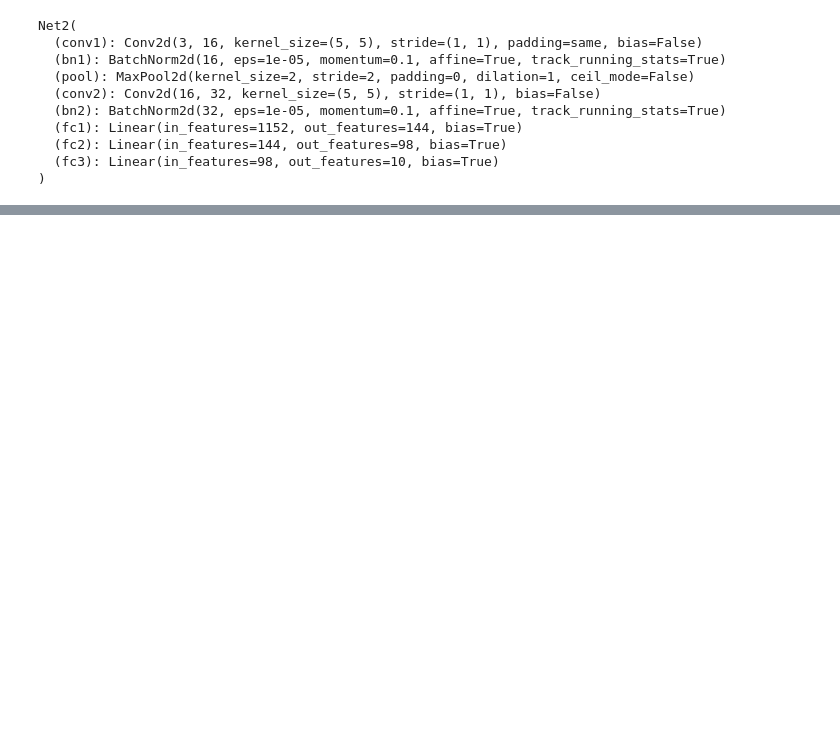
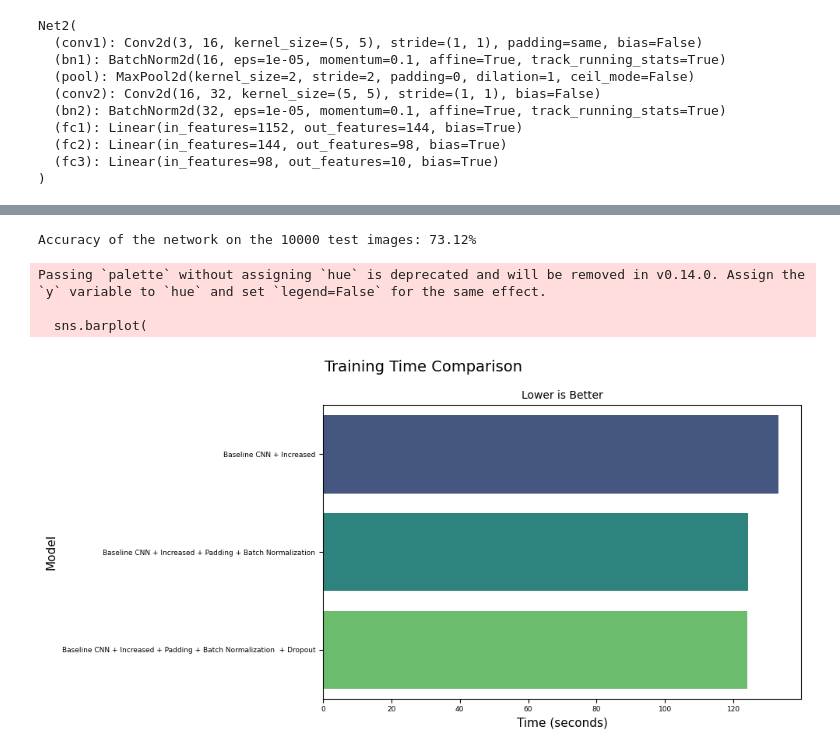
Before and after one commit to AhmedElshazlyAE/CNN-Image-Classifier, a Jupyter notebook: improved-basline-cnn.ipynb, the cells around one changed output, grey strips where cells are left out. Drawn from its saved outputs; the diff is of its cells as text; code cells hidden in the pictures; blank space fills up the shorter version.

Commit message:
Added a new network with dropout

```diff
--- a/improved-basline-cnn.ipynb
+++ b/improved-basline-cnn.ipynb
@@ -343,0 +436,2 @@ if SAVE_TABLES:
+# %%
+optimizer3 = optim.SGD(net3.parameters(), lr=0.001, momentum=0.9)
@@ -343,0 +480,27 @@ if SAVE_TABLES:
+# %%
+# using the saved trained model if TRAIN_NETWORK_3 is False
+if not TRAIN_NETWORK_3:
+     PATH = './models/cifar_net_gpu_increased_pd_bn_do.pth'
+     net3.load_state_dict(torch.load(PATH, map_location=device))
+# %%
+# same evaluation loop as previous network but using net3
+# to evaluate the new architecture with batch normalization, padding, dropout and adam optimizer
+total = 0
+correct = 0
+with torch.no_grad():
+    net3.eval()
+    for data in testloader:
+        images, labels = data
+
+        images = images.to(device)
+        labels = labels.to(device)
+
+        outputs = net3(images)
+        _, predicted = torch.max(outputs, 1)
+        total += labels.size(0)
+        correct += (predicted == labels).sum().item()
+
+accuracy_gpu_increased_pd_bn_do = 100 * correct / total
+print(f'Accuracy of the network on the 10000 test images: {accuracy_gpu_increased_pd_bn_do:.2f}%')
+# %% [output]
+Accuracy of the network on the 10000 test images: 73.12%
@@ -343,0 +512,9 @@ if SAVE_TABLES:
+# %%
+if TRAIN_NETWORK_3:
+    training_time_table.loc[len(training_time_table)] = {'Model': 'Baseline CNN + Increased + Padding + Batch Normalization  + Dropout', 'Training Time (seconds)': round(time_gpu_increased_pd_bn_do, 2)}
+    test_accuracy.loc[len(test_accuracy)] = {'Model': 'Baseline CNN + Increased + Padding + Batch Normalization  + Dropout', 'Accuracy (%)': round(accuracy_gpu_increased_pd_bn_do, 2)}
+# %%
+if not SAVE_TABLES:
+    training_time_table = pd.read_csv("tables/training_times.csv")
+    loss_table = pd.read_csv("tables/loss.csv")
+    test_accuracy = pd.read_csv("tables/accuracy.csv").drop(columns=["Train Accuracy"])
@@ -343,0 +543,27 @@ if SAVE_TABLES:
+# %%
+import seaborn as sns
+import matplotlib.pyplot as plt
+
+plt.figure(figsize=(10, 5))  # make plot wider/taller
+
+sns.barplot(
+    x=training_time_table["Training Time (seconds)"],
+    y=training_time_table["Model"],
+    palette="viridis"
+)
+
+plt.suptitle("Training Time Comparison", fontsize=14)
+plt.title("Lower is Better", fontsize=10)
+plt.xlabel("Time (seconds)", fontsize=11)
+plt.ylabel("Model", fontsize=11)
+
+plt.yticks(fontsize=6.5)   # smaller model names
+plt.xticks(fontsize=6.5)
+
+plt.tight_layout()       # adjusts spacing automatically
+plt.show()
+# %% [output]
+Passing `palette` without assigning `hue` is deprecated and will be removed in v0.14.0. Assign the `y` variable to `hue` and set `legend=False` for the same effect.
+
+  sns.barplot(
+[figure, added]
```
Also changed, not shown: parts of 32 cells of this notebook, 7 other files.
